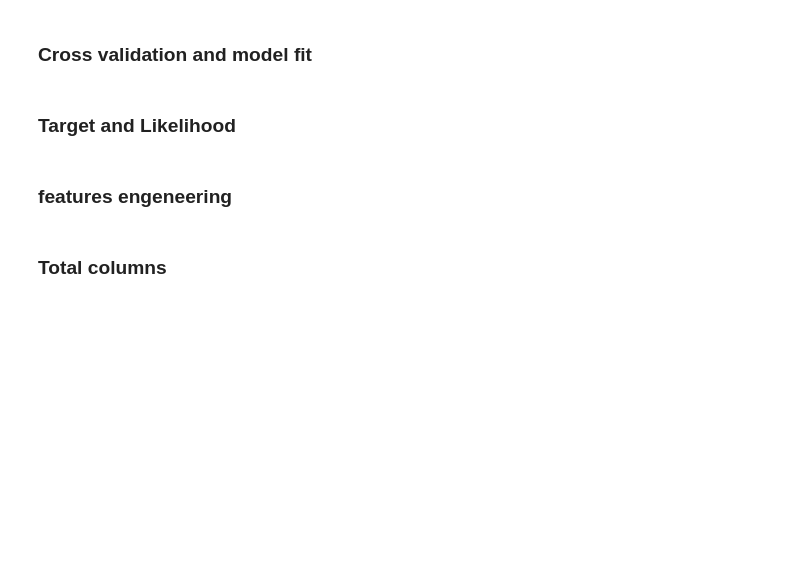
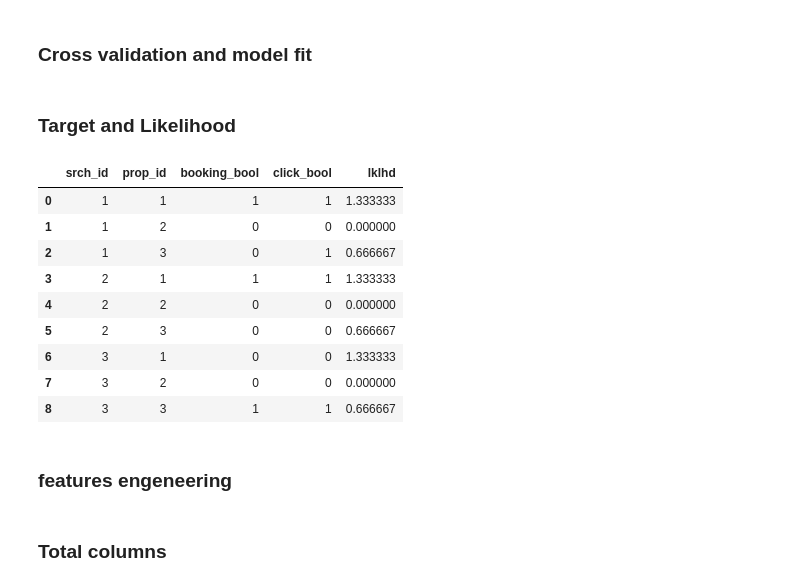
Before and after one commit to wolfbrr/DMT-2022-114, a Jupyter notebook: assignment-2/assignment-2.ipynb, the cells around one changed output. Cells and saved outputs as stored; diff of their text form; code cells hidden in the pictures; blank space fills up the shorter version.

```diff
--- a/assignment-2/assignment-2.ipynb
+++ b/assignment-2/assignment-2.ipynb
@@ -172,40 +172,65 @@ def cross_hotel_booking_likelihood(train_frame, test_frame):
 
     x = train_frame['prop_id']
     y = test_frame['prop_id']
+
+    # evaluate the likelihood only for the interesection of hotels
     common = list(set(x).intersection(set(y)))
     commonDf = pd.DataFrame({'prop_id':common})
-    lklhd = commonDf.merge(lklhd, how='left', left_on='prop_id', right_on='prop_id')
 
-    train_frame_out = train_frame.merge(lklhd, how='left', left_on='prop_id', right_on='prop_id')
-    test_frame_out = test_frame.merge(lklhd, how='left', left_on='prop_id', right_on='prop_id')
+    lklhd_intersection = commonDf.merge(lklhd, how='left', left_on='prop_id', right_on='prop_id')
+
+    train_frame_out = train_frame.merge(lklhd_intersection, how='left', left_on='prop_id', right_on='prop_id')
+    test_frame_out = test_frame.merge(lklhd_intersection, how='left', left_on='prop_id', right_on='prop_id')
+
+    #apply value to "nones" values
+    median_lklhd = test_frame_out['lklhd'].median()
 
     mask  = test_frame_out['lklhd'].isnull()
-    test_frame_out.loc[mask, 'lklhd'] = 0#train_frame_out['lklhd'].median()
+    test_frame_out.loc[mask, 'lklhd'] =  median_lklhd
     mask  = train_frame_out['lklhd'].isnull()
-    train_frame_out.loc[mask, 'lklhd'] = 0#train_frame_out['lklhd'].median()
+    train_frame_out.loc[mask, 'lklhd'] = median_lklhd
 
     assert len(test_frame_out)==len(test_frame)
     assert len(train_frame_out)==len(train_frame)
     assert test_frame_out['lklhd'].isnull().sum() == 0
     return train_frame_out, test_frame_out
 
+
+# unit tests
 train_unit = pd.DataFrame({'srch_id':[1,1,1,2,2,2,3,3,3],
                            'prop_id':[1,2,3,1,2,3,1,2,3],
                       'booking_bool':[1,0,0,1,0,0,0,0,1],
                         'click_bool':[1,0,1,1,0,0,0,0,1]})
 
 test_unit = pd.DataFrame({'srch_id':[1,1,1,2,2,2,3,3,3],
                           'prop_id':[1,2,4,1,2,4,1,2,4],
                      'booking_bool':[1,0,0,1,0,0,0,0,1],
                        'click_bool':[1,0,1,1,0,0,0,0,1]})
 
 lklhd = hotel_booking_likelihood(data_frame=train_unit)
+#display(lklhd)
+#display(train_unit)
+mask=train_unit['prop_id']==1
+#display(train_unit[mask])
 assert lklhd.loc[0, 'lklhd'] == 4/3
 assert lklhd.loc[2, 'lklhd'] == 1
 
 train_unit_out, test_unit_out = cross_hotel_booking_likelihood(train_unit, test_unit)
-assert train_unit_out.loc[2, 'lklhd'] == 0
-assert test_unit_out.loc[2, 'lklhd'] == 0
+display(train_unit_out)
+
+assert train_unit_out.loc[2, 'lklhd'] == 2/3#median value
+assert test_unit_out.loc[2, 'lklhd'] == 2/3
+# %% [output]
+|  | srch_id | prop_id | booking_bool | click_bool | lklhd |
+| 0 | 1 | 1 | 1 | 1 | 1.333333 |
+| 1 | 1 | 2 | 0 | 0 | 0.000000 |
+| 2 | 1 | 3 | 0 | 1 | 0.666667 |
+| 3 | 2 | 1 | 1 | 1 | 1.333333 |
+| 4 | 2 | 2 | 0 | 0 | 0.000000 |
+| 5 | 2 | 3 | 0 | 0 | 0.666667 |
+| 6 | 3 | 1 | 0 | 0 | 1.333333 |
+| 7 | 3 | 2 | 0 | 0 | 0.000000 |
+| 8 | 3 | 3 | 1 | 1 | 0.666667 |
 # %% [markdown]
 ### features engeneering
 # %%
```
Also changed, not shown: parts of 15 cells of this notebook.
